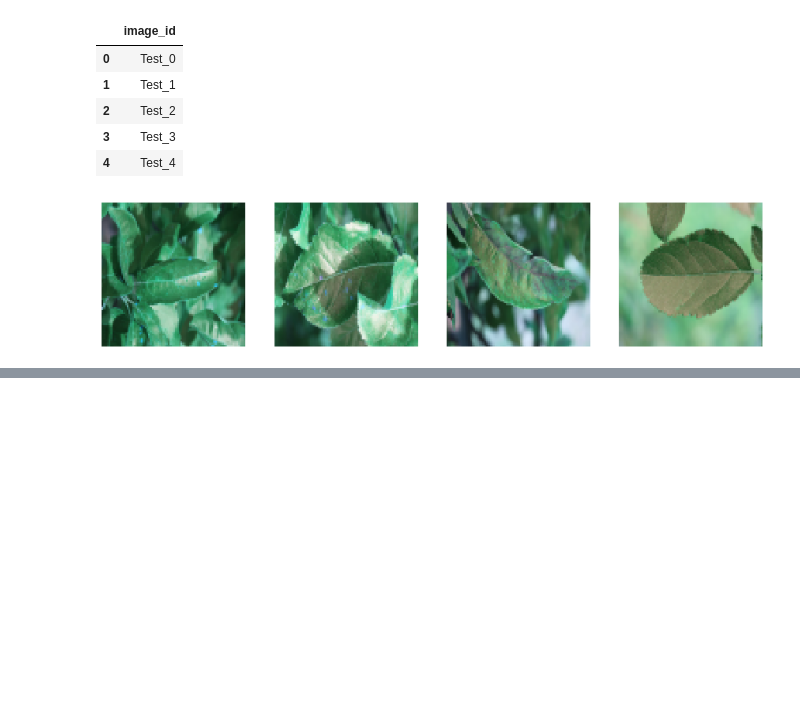
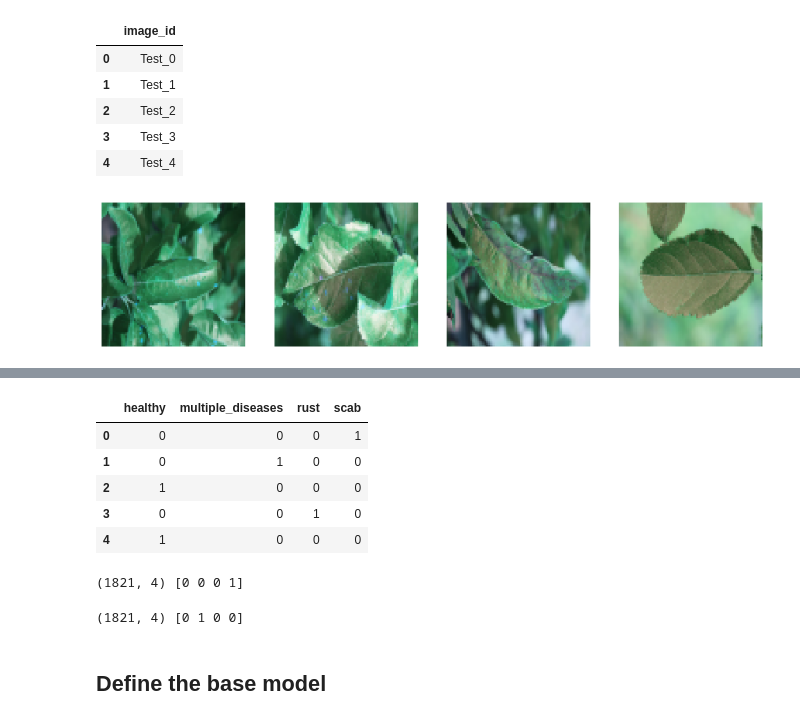
Before and after one commit to rahiakela/kaggle-competition-projects, a Jupyter notebook: plant_pathology_2020_competition.ipynb, the cells around one changed output, grey strips where cells are left out. Drawn from its saved outputs; the diff is of its cells as text; code cells hidden in the pictures; blank space fills up the shorter version.

```diff
--- a/plant_pathology_2020_competition.ipynb
+++ b/plant_pathology_2020_competition.ipynb
@@ -136,9 +140,9 @@ with zipfile.ZipFile("plant-pathology-2020-fgvc7.zip","r") as zip_ref:
 # %% [markdown]
 Load train and test csv files.
 # %%
-train = pd.read_csv('train.csv')
-test = pd.read_csv('test.csv')
-sub = pd.read_csv('sample_submission.csv')
+train = pd.read_csv(original_dataset_dir + '/train.csv')
+test = pd.read_csv(original_dataset_dir + '/test.csv')
+sub = pd.read_csv(original_dataset_dir + '/sample_submission.csv')
 
 print(train.shape, test.shape)
 # %% [output]
@@ -207,0 +240,4 @@ for i in range(4):
+# %%
+# prepare labels
+y = train.copy()
+y.head()
@@ -207,0 +251,23 @@ for i in range(4):
+# %%
+# remove image_id column
+del y['image_id']
+y.head()
+# %% [output]
+|  | healthy | multiple_diseases | rust | scab |
+| 0 | 0 | 0 | 0 | 1 |
+| 1 | 0 | 1 | 0 | 0 |
+| 2 | 1 | 0 | 0 | 0 |
+| 3 | 0 | 0 | 1 | 0 |
+| 4 | 1 | 0 | 0 | 0 |
+# %%
+# convert labels to array
+y_train = np.array(y.values)
+print(y_train.shape, y_train[0])
+# %% [output]
+(1821, 4) [0 0 0 1]
+# %%
+print(y_train.shape, y_train[1])
+# %% [output]
+(1821, 4) [0 1 0 0]
+# %% [markdown]
+## Define the base model
```
Also changed, not shown: parts of 11 cells of this notebook.
